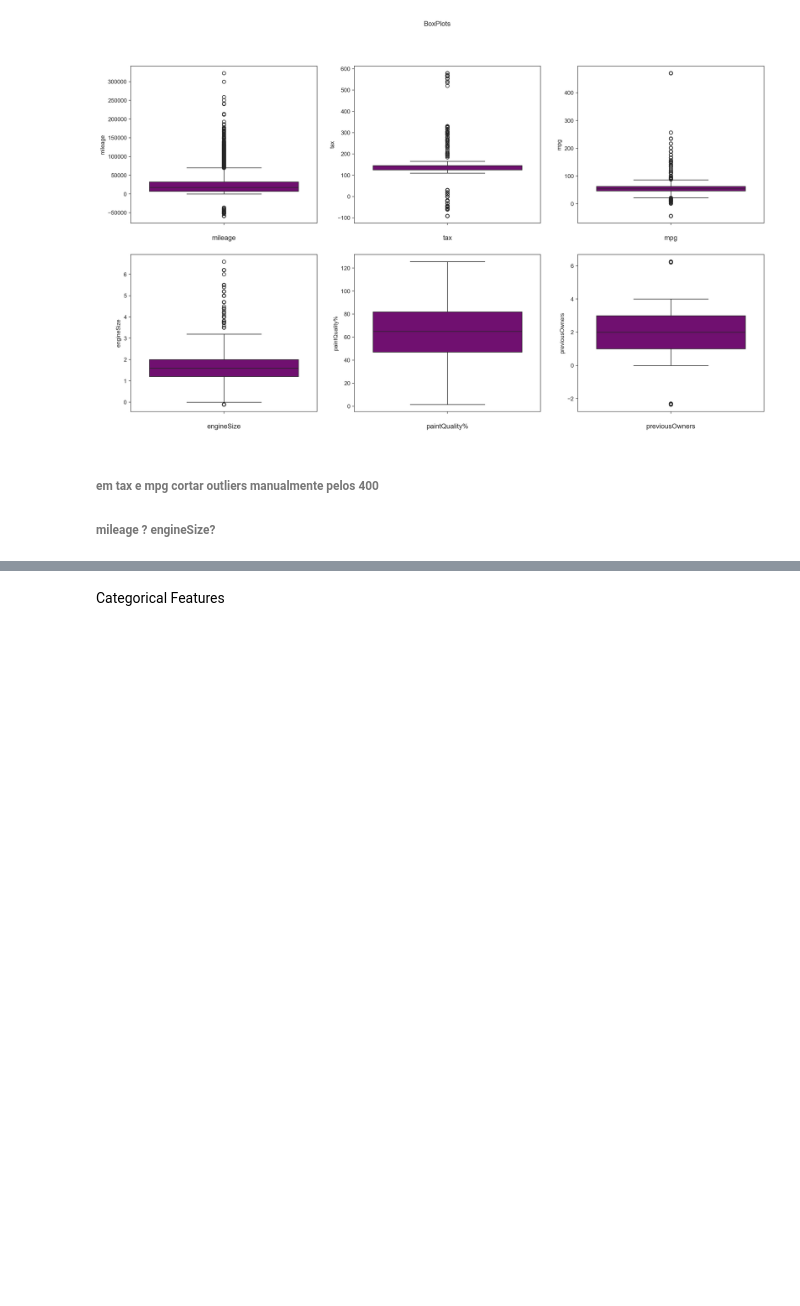
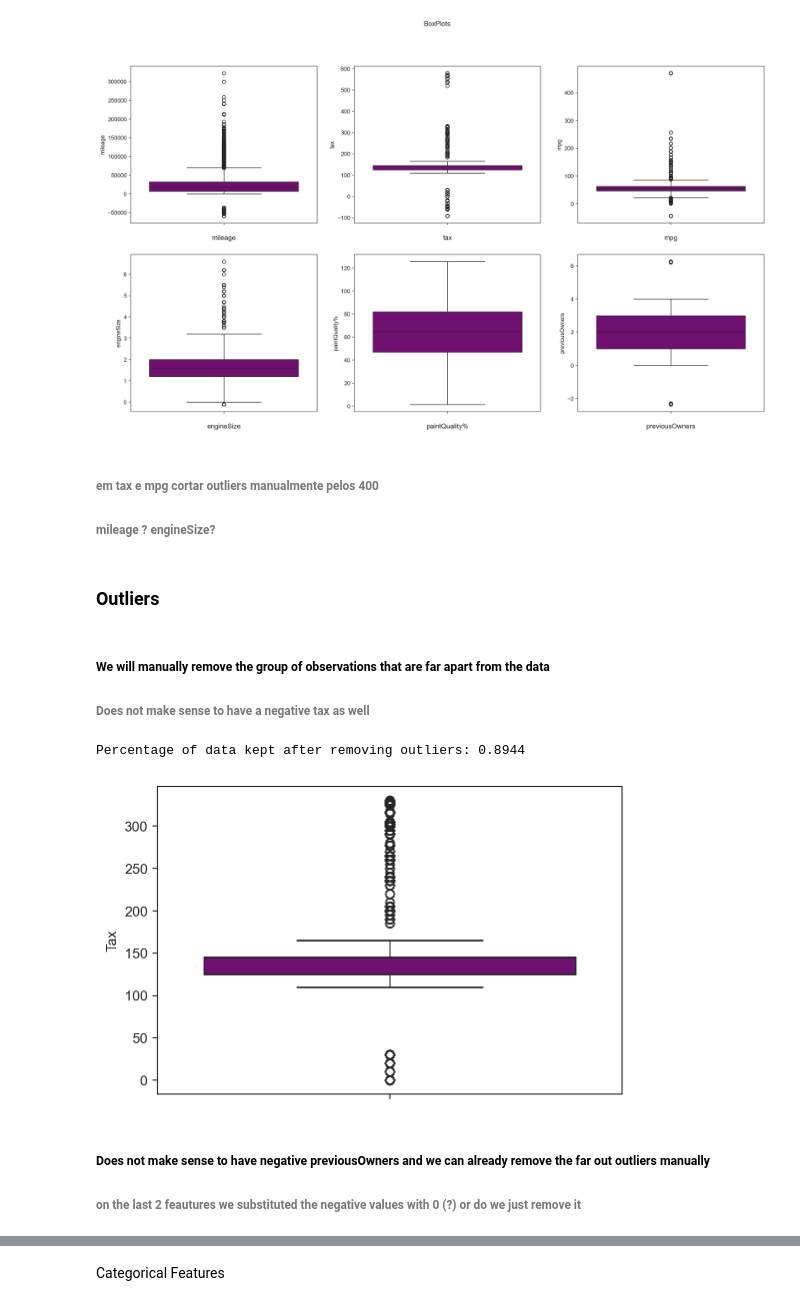
Before and after one commit to Filipesteves974/Machine-Learning-project, a Jupyter notebook: updatedvicky.ipynb, the cells around one changed output, grey strips where cells are left out. Drawn from its saved outputs; the diff is of its cells as text; code cells hidden in the pictures; blank space fills up the shorter version.

```diff
--- a/updatedvicky.ipynb
+++ b/updatedvicky.ipynb
@@ -92,3 +92,32 @@ Text(0.5, 0.98, 'BoxPlots')
 # %% [markdown]
 ###### em tax e mpg cortar outliers manualmente pelos 400
 ###### mileage ? engineSize?
+# %% [markdown]
+### Outliers
+# %% [markdown]
+##### We will manually remove the group of observations that are far apart from the data
+###### Does not make sense to have a negative tax as well
+# %%
+
+X_train["tax"].unique()
+mask=(X_train["tax"]<0)
+X_train.loc[mask, "tax"] = 0
+X_train["tax"].unique()
+
+filters_mpg = ((X_train['tax']<400))
+
+
+X_manuallyremoved = X_train[filters_mpg]
+print('Percentage of data kept after removing outliers:', np.round(X_manuallyremoved.shape[0] / X_train.shape[0], 4))
+
+plt.figure(figsize=(6,4))
+sns.boxplot(y=X_manuallyremoved["tax"], color="purple")
+plt.ylabel("Tax")
+plt.show()
+# %% [output]
+Percentage of data kept after removing outliers: 0.8944
+[figure, added]
+# %% [markdown]
+##### Does not make sense to have negative previousOwners and we can already remove the far out outliers manually
+
+###### on the last 2 feautures we substituted the negative values with 0 (?) or do we just remove it
```
Also changed, not shown: parts of 18 cells of this notebook.
